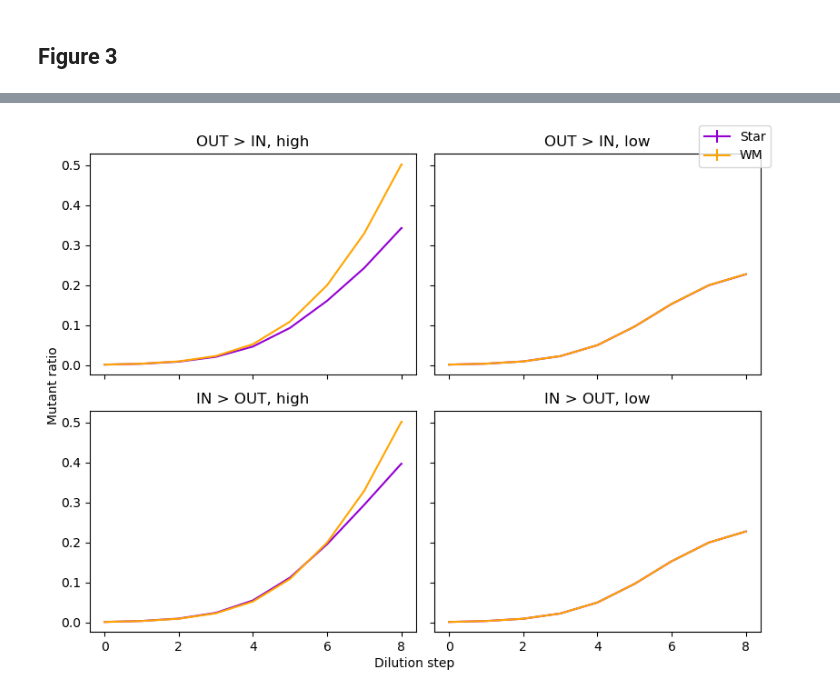
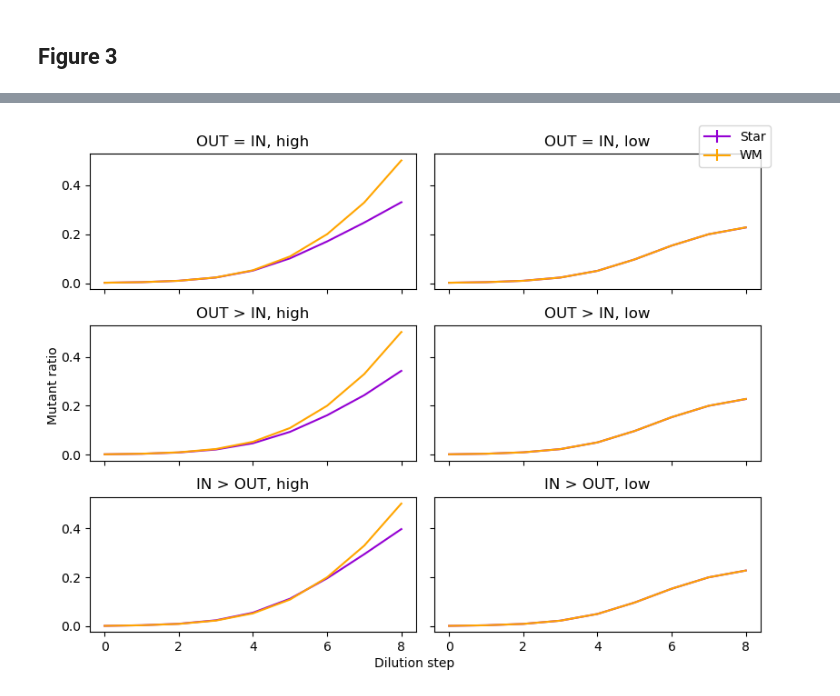
Before and after one commit to LisaPaganiEPFL/Lab-Immersion-2022, a Jupyter notebook: 100_simulation_Figure3.ipynb, the cells around one changed output, grey strips where cells are left out. Saved outputs shown, nothing was run; the diff lists cells and outputs as text; code cells hidden in the pictures.

```diff
--- a/100_simulation_Figure3.ipynb
+++ b/100_simulation_Figure3.ipynb
@@ -77,3 +94,15 @@ well_mixed_low_ratioM_std = np.std(well_mixed_low_ratioM, axis= 0,ddof=1)
+# %%
+#Path to the asymmetric OUT > IN configuration with low migration rate
+path = "Asymmetric/Balanced/Low"
+
+x=40
+
+#Ratio of mutant in demes in the first x steps of the dynamics
+o_low_ratioM = extract(path, x)
+
+#Statistic
+e_low_ratioM_mean = np.mean(o_low_ratioM, axis= 0)
+e_low_ratioM_std = np.std(o_low_ratioM, axis= 0,ddof=1)
 # %% [markdown]
 ## Asymmetric OUT > IN configuration
 # %% [markdown]
@@ -164,29 +201,37 @@ fig.legend()
 # %%
 x=10
 
-fig, ax = plt.subplots(2,2,figsize= (8,6), sharey = True, sharex = True)
+fig, ax = plt.subplots(3,2,figsize= (8,6), sharey = True, sharex = True)
 
-ax[0, 0].errorbar(np.arange(0,x-1,1),o_high_ratioM_mean[1:x],o_high_ratioM_std[1:x], color='darkviolet', label='Star')
+ax[0, 0].errorbar(np.arange(0,x-1,1),e_high_ratioM_mean[1:x],e_high_ratioM_std[1:x], color='darkviolet', label='Star')
 ax[0, 0].errorbar(np.arange(0,x-1,1),well_mixed_high_ratioM_mean[1:x],well_mixed_high_ratioM_std[1:x], color='orange', label='WM')
-ax[0, 0].set_title('OUT > IN, high')
+ax[0, 0].set_title('OUT = IN, high')
 
-ax[0, 1].errorbar(np.arange(0,x-1,1),o_low_ratioM_mean[1:x],o_low_ratioM_std[1:x], color='darkviolet')
+ax[0, 1].errorbar(np.arange(0,x-1,1),e_low_ratioM_mean[1:x],e_low_ratioM_std[1:x], color='darkviolet')
 ax[0, 1].errorbar(np.arange(0,x-1,1),well_mixed_low_ratioM_mean[1:x],well_mixed_low_ratioM_std[1:x], color='orange')
-ax[0, 1].set_title('OUT > IN, low')
+ax[0, 1].set_title('OUT = IN, low')
 
-ax[1, 0].errorbar(np.arange(0,x-1,1),i_high_ratioM_mean[1:x],i_high_ratioM_std[1:x], color='darkviolet')
+ax[1, 0].errorbar(np.arange(0,x-1,1),o_high_ratioM_mean[1:x],o_high_ratioM_std[1:x], color='darkviolet')
 ax[1, 0].errorbar(np.arange(0,x-1,1),well_mixed_high_ratioM_mean[1:x],well_mixed_high_ratioM_std[1:x], color='orange')
-ax[1, 0].set_title('IN > OUT, high')
+ax[1, 0].set_title('OUT > IN, high')
 
-ax[1, 1].errorbar(np.arange(0,x-1,1),i_low_ratioM_mean[1:x],i_low_ratioM_std[1:x], color='darkviolet')
+ax[1, 1].errorbar(np.arange(0,x-1,1),o_low_ratioM_mean[1:x],o_low_ratioM_std[1:x], color='darkviolet')
 ax[1, 1].errorbar(np.arange(0,x-1,1),well_mixed_low_ratioM_mean[1:x],well_mixed_low_ratioM_std[1:x], color='orange')
-ax[1, 1].set_title('IN > OUT, low')
+ax[1, 1].set_title('OUT > IN, low')
+
+ax[2, 0].errorbar(np.arange(0,x-1,1),i_high_ratioM_mean[1:x],i_high_ratioM_std[1:x], color='darkviolet')
+ax[2, 0].errorbar(np.arange(0,x-1,1),well_mixed_high_ratioM_mean[1:x],well_mixed_high_ratioM_std[1:x], color='orange')
+ax[2, 0].set_title('IN > OUT, high')
+
+ax[2, 1].errorbar(np.arange(0,x-1,1),i_low_ratioM_mean[1:x],i_low_ratioM_std[1:x], color='darkviolet')
+ax[2, 1].errorbar(np.arange(0,x-1,1),well_mixed_low_ratioM_mean[1:x],well_mixed_low_ratioM_std[1:x], color='orange')
+ax[2, 1].set_title('IN > OUT, low')
 
 fig.tight_layout()
 
 fig.text(0.45,0, "Dilution step")
 fig.text(0,0.45, "Mutant ratio", rotation = 90)
 fig.legend()
 plt.show()
 # %% [output]
-[figure, old version]
+[figure, new version]
```
Also changed, not shown: parts of 5 cells of this notebook, 1 other file.
